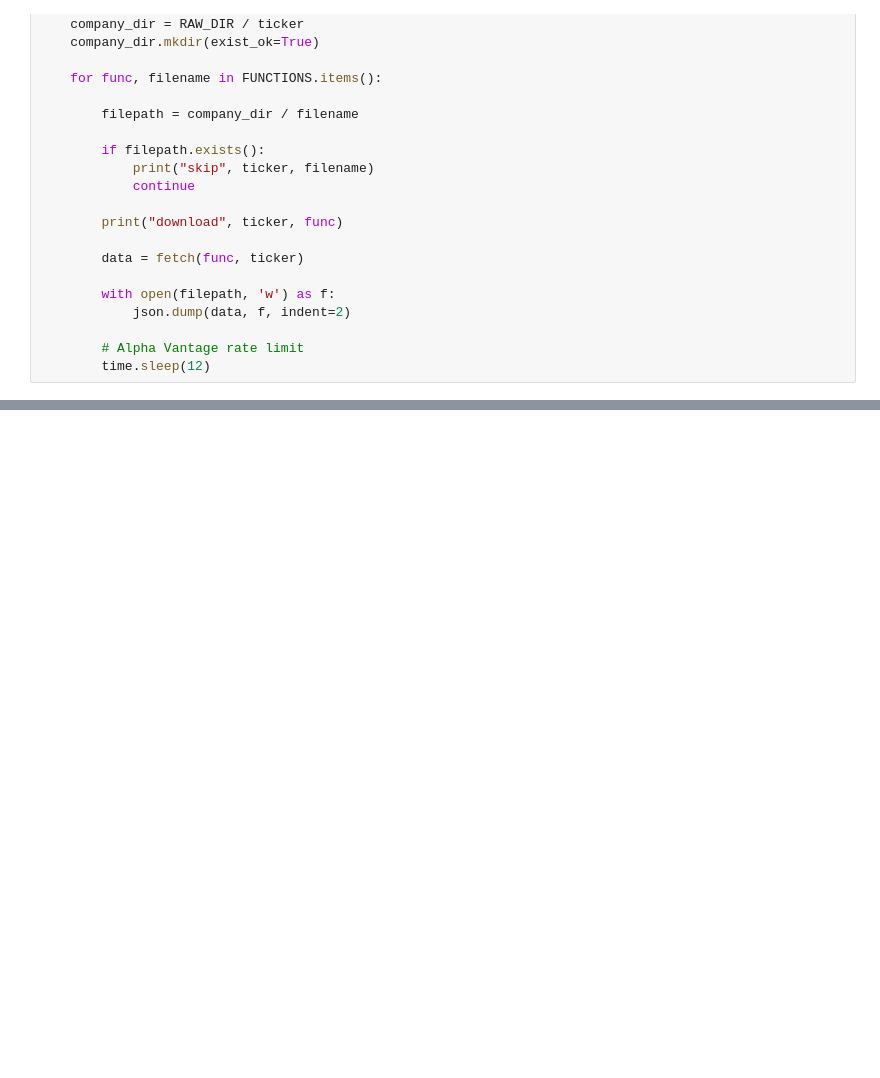
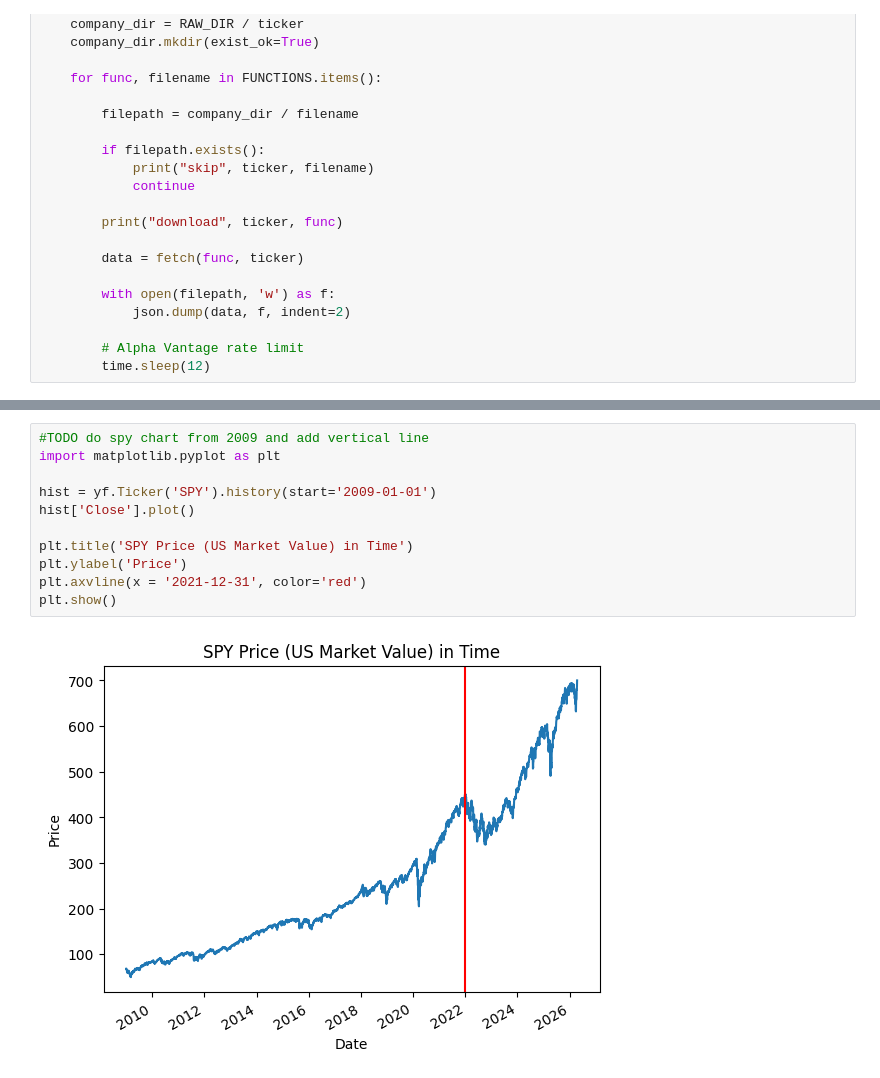
Before and after one commit to KrzysztofGG/PAW, a Jupyter notebook: alpha_vantage.ipynb, the cells around one changed output, grey strips where cells are left out. Cells and saved outputs as stored; diff of their text form; blank space fills up the shorter version.

```diff
--- a/alpha_vantage.ipynb
+++ b/alpha_vantage.ipynb
@@ -369,0 +723,13 @@ np.float64(655.83)
+# %%
+#TODO do spy chart from 2009 and add vertical line
+import matplotlib.pyplot as plt
+
+hist = yf.Ticker('SPY').history(start='2009-01-01')
+hist['Close'].plot()
+
+plt.title('SPY Price (US Market Value) in Time')
+plt.ylabel('Price')
+plt.axvline(x = '2021-12-31', color='red')
+plt.show()
+# %% [output]
+[figure, added]
```
Also changed, not shown: parts of 14 cells of this notebook.
